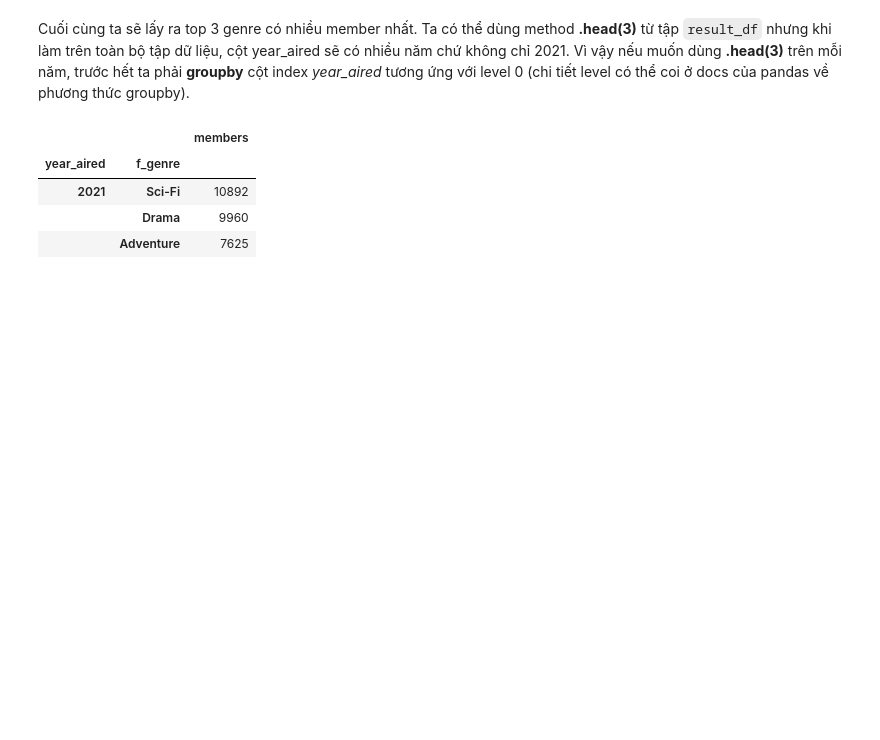
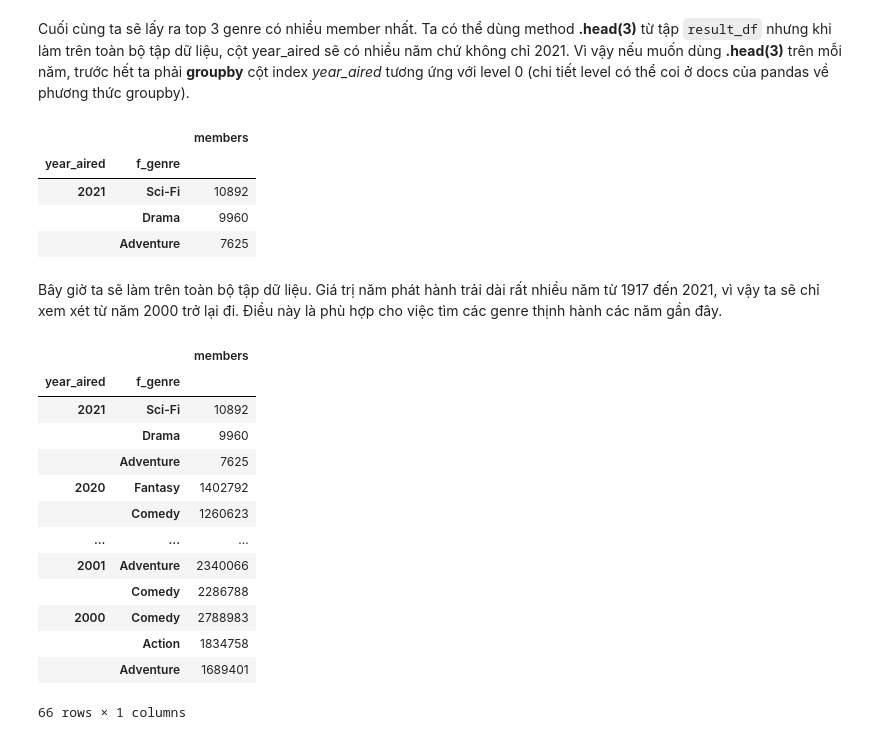
Before and after one commit to phineasla-hcmus/3.1-DS-Final, a Jupyter notebook: P4DS_FinalProject.ipynb, the cells around one changed output. Cells and saved outputs as stored; diff of their text form; code cells hidden in the pictures; blank space fills up the shorter version.

Commit message:
Question: Popular genre - Anime from 2000 to 2021

```diff
--- a/P4DS_FinalProject.ipynb
+++ b/P4DS_FinalProject.ipynb
@@ -674,3 +674,50 @@ result_df.groupby(level=0).head(3)
 | 2021 | Sci-Fi | 10892 |
 |  | Drama | 9960 |
 |  | Adventure | 7625 |
+# %% [markdown]
+Bây giờ ta sẽ làm trên toàn bộ tập dữ liệu. Giá trị năm phát hành trải dài rất nhiều năm từ 1917 đến 2021, vì vậy ta sẽ chỉ xem xét từ năm 2000 trở lại đi. Điều này là phù hợp cho việc tìm các genre thịnh hành các năm gần đây.
+# %%
+# Các anime phát hành từ năm 2000 trở đi
+anime_2k_df = anime_df[anime_df['year_aired'].isin(np.arange(2000,2022))]
+
+# Flat cột genre
+flatted_genre = pd.DataFrame([
+                            [i, x]
+                            for i, y in anime_2k_df['genre'].iteritems()
+                            for x in y
+                            ], columns = ['index', 'f_genre'])
+
+# Set lại cột index
+flatted_genre = flatted_genre.set_index('index')
+
+# Rút ra cột members và year_aired
+right_df = anime_2k_df[['members', 'year_aired']]
+
+# Merge flatted_genre với right_df
+genre_mem_2k_df = flatted_genre.merge(right_df,
+                                        left_index=True,
+                                        right_index=True)
+
+# Đếm ở mỗi thể loại, có bao nhiêu members, rồi sort lại theo chiều giảm dần
+result_df = genre_mem_2k_df.groupby(['year_aired', 'f_genre']).sum()  \
+                            .sort_values(['year_aired', 'members'], ascending=[False, False])
+
+# Bước tiếp theo là lấy ra top genre có nhiều member
+# Ta sẽ lấy ra top 3 theo từng năm
+anime_2k_top3_genre = result_df.groupby(level=0).head(3)
+anime_2k_top3_genre
+# %% [output]
+|  |  | members |
+| year_aired | f_genre |  |
+| 2021 | Sci-Fi | 10892 |
+|  | Drama | 9960 |
+|  | Adventure | 7625 |
+| 2020 | Fantasy | 1402792 |
+|  | Comedy | 1260623 |
+| ... | ... | ... |
+| 2001 | Adventure | 2340066 |
+|  | Comedy | 2286788 |
+| 2000 | Comedy | 2788983 |
+|  | Action | 1834758 |
+|  | Adventure | 1689401 |
+66 rows × 1 columns
```
Also changed, not shown: parts of 5 cells of this notebook.
